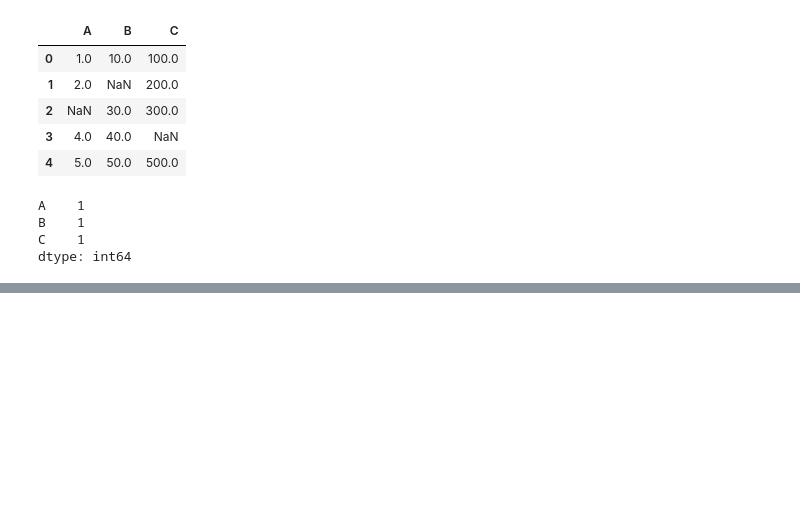
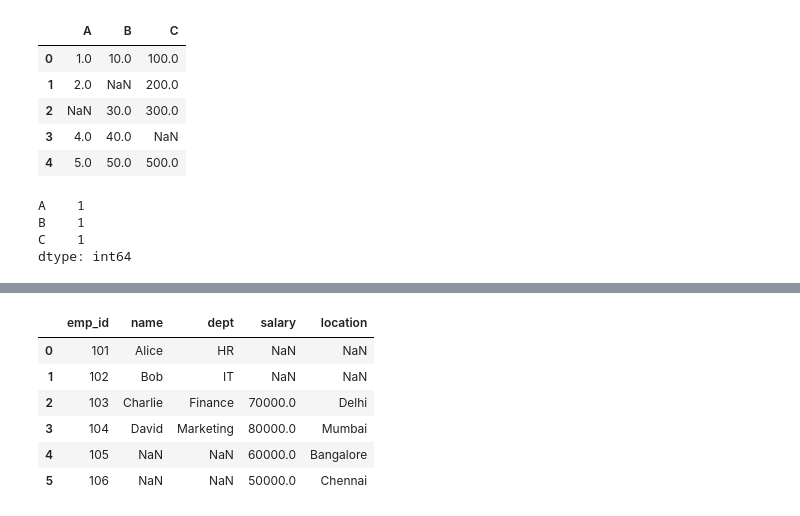
Before and after one commit to shivam-kumar3/Complete-Machine-Learning-NLP-Bootcamp-MLOPS-Deployment, a Jupyter notebook: Section 11 - Data Analysis/pandaa.ipynb, the cells around one changed output, grey strips where cells are left out. Drawn from its saved outputs; the diff is of its cells as text; code cells hidden in the pictures; blank space fills up the shorter version.

```diff
--- a/Section 11 - Data Analysis/pandaa.ipynb
+++ b/Section 11 - Data Analysis/pandaa.ipynb
@@ -222,0 +293,15 @@ dtype: int64
+# %%
+import pandas as pd
+
+df1 = pd.DataFrame({
+    'emp_id': [101, 102, 103, 104],
+    'name': ['Alice', 'Bob', 'Charlie', 'David'],
+    'dept': ['HR', 'IT', 'Finance', 'Marketing']
+})
+
+
+df2 = pd.DataFrame({
+    'emp_id': [103, 104, 105, 106],
+    'salary': [70000, 80000, 60000, 50000],
+    'location': ['Delhi', 'Mumbai', 'Bangalore', 'Chennai']
+})
@@ -222,0 +324,11 @@ dtype: int64
+# %%
+# MERGING
+pd.merge(df1,df2, on='emp_id',how= "outer")
+# %% [output]
+|  | emp_id | name | dept | salary | location |
+| 0 | 101 | Alice | HR | NaN | NaN |
+| 1 | 102 | Bob | IT | NaN | NaN |
+| 2 | 103 | Charlie | Finance | 70000.0 | Delhi |
+| 3 | 104 | David | Marketing | 80000.0 | Mumbai |
+| 4 | 105 | NaN | NaN | 60000.0 | Bangalore |
+| 5 | 106 | NaN | NaN | 50000.0 | Chennai |
```
Also changed, not shown: parts of 14 cells of this notebook.
